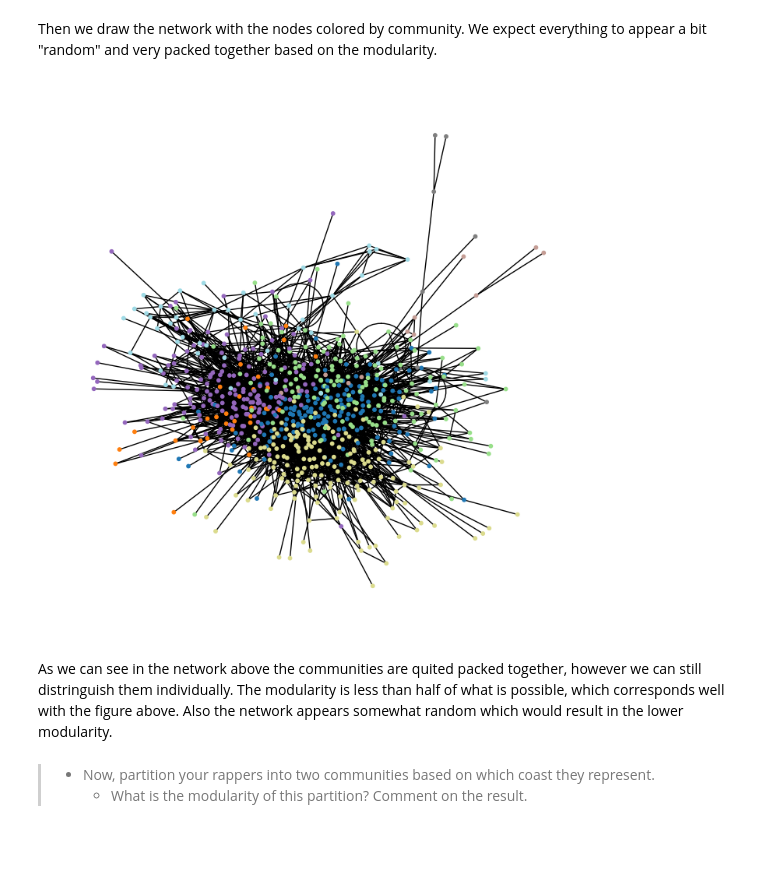
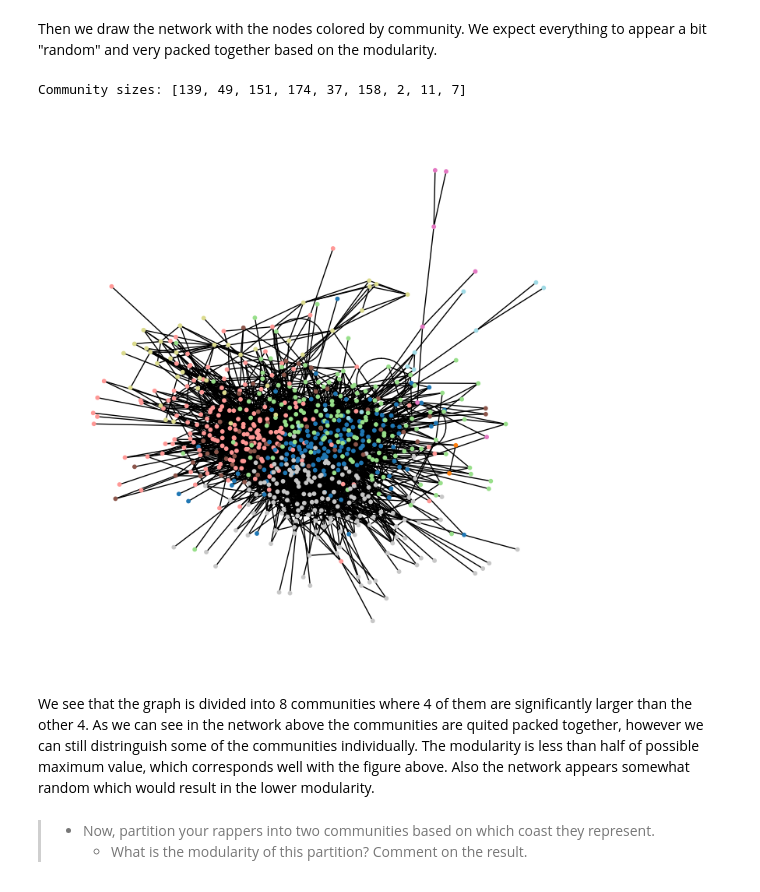
Before and after one commit to s185231/02805_SocialGraphs, a Jupyter notebook: Assignment2.ipynb, the cells around one changed output. Cells and saved outputs as stored; diff of their text form; code cells hidden in the pictures; blank space fills up the shorter version.

Commit message:
updates of communities

```diff
--- a/Assignment2.ipynb
+++ b/Assignment2.ipynb
@@ -555,22 +558,27 @@ Then we draw the network with the nodes colored by community. We expect everythi
 # %%
 # Get the community ID for each node
 community_ids = list(partition.values())
+
+# print community sizes
+community_sizes = list(Counter(community_ids).values())
+print("Community sizes:", community_sizes)
 
 # Define a colormap for visualizing communities
 colormap = plt.cm.get_cmap("tab20", max(community_ids) + 1)
 
 # Map community IDs to colors
 node_colors = [colormap(community_id) for community_id in community_ids]
 
 # Draw the network graph with community-based node colors
 plt.figure(figsize=(7, 7))
 pos = nx.spring_layout(H, seed=42)
 nx.draw(H, pos, node_color=node_colors, with_labels=False, node_size=10)
 plt.show()
 # %% [output]
+Community sizes: [139, 49, 151, 174, 37, 158, 2, 11, 7]
-[figure, old version]
+[figure, new version]
 # %% [markdown]
-As we can see in the network above the communities are quited packed together, however we can still distringuish them individually.  The modularity is less than half of what is possible, which corresponds well with the figure above. Also the network appears somewhat random which would result in the lower modularity.
+We see that the graph is divided into 8 communities where 4 of them are significantly larger than the other 4. As we can see in the network above the communities are quited packed together, however we can still distringuish some of the communities individually.  The modularity is less than half of possible maximum value, which corresponds well with the figure above. Also the network appears somewhat random which would result in the lower modularity.
 # %% [markdown]
 > * Now, partition your rappers into two communities based on which coast they represent.
 >   * What is the modularity of this partition? Comment on the result.
```
Also changed, not shown: parts of 13 cells of this notebook.
